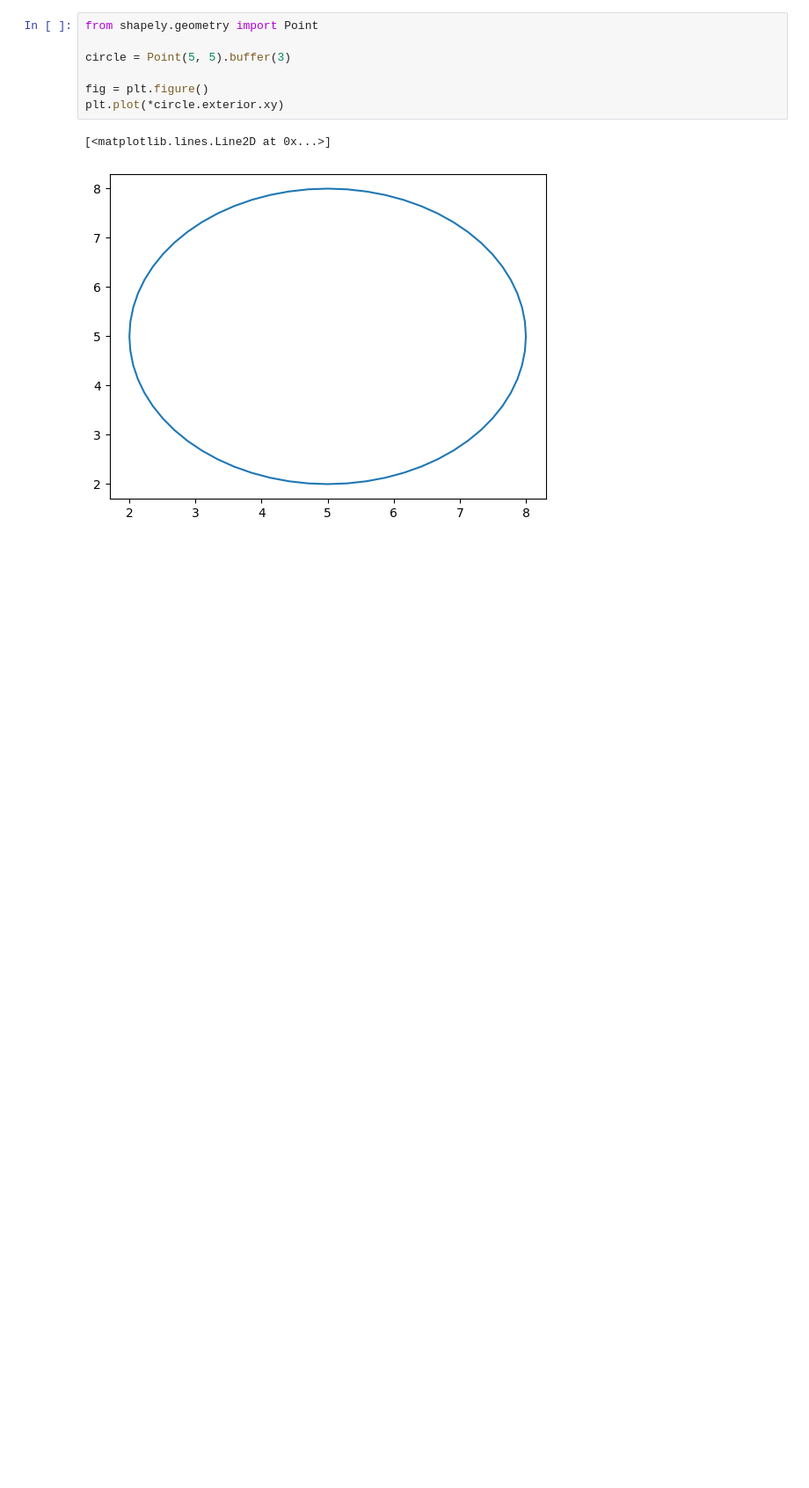
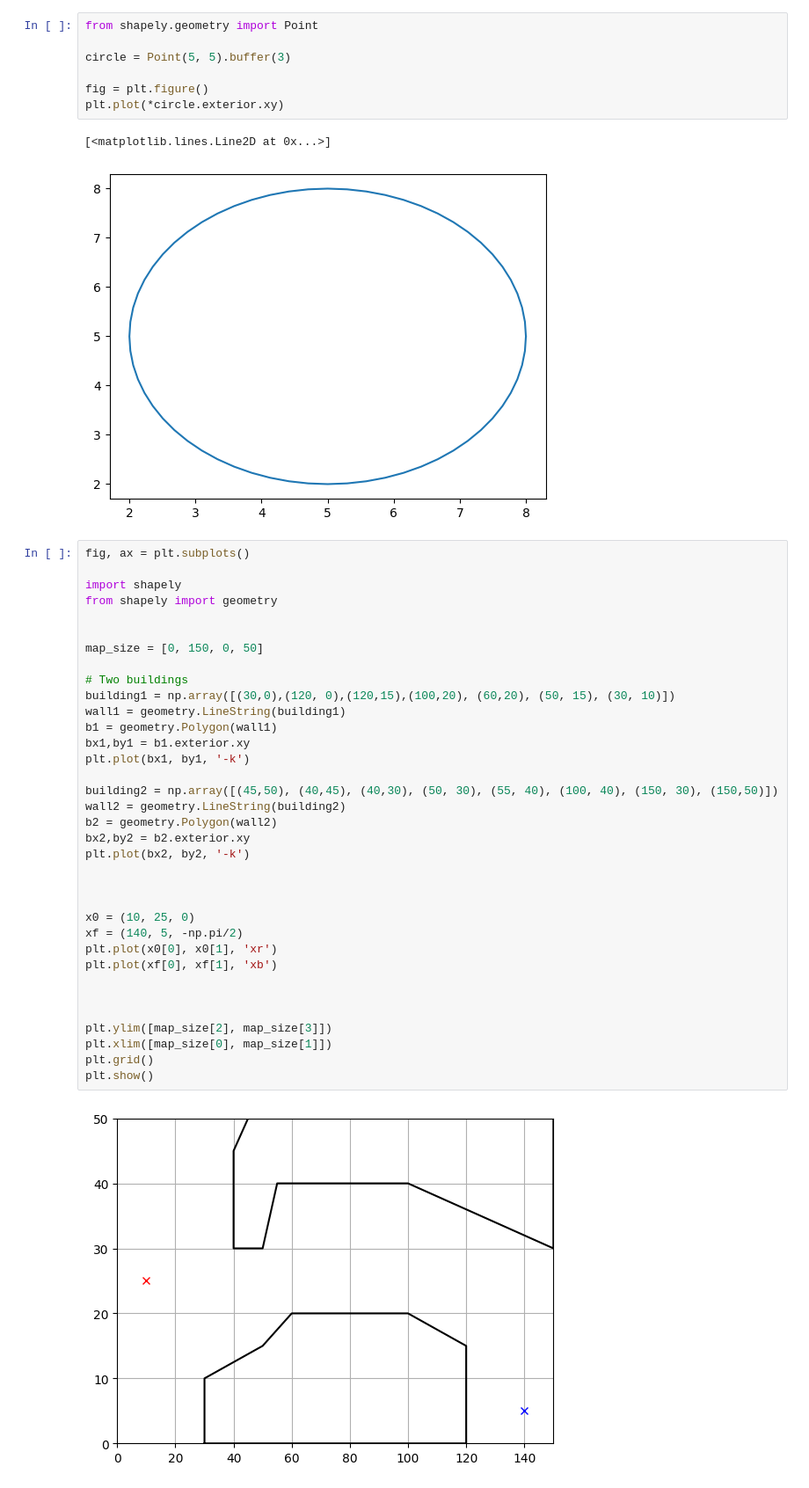
Before and after one commit to jeffersonkim97/cognis_UAM, a Jupyter notebook: notebook/test.ipynb, the cells around one changed output. Shown at 88% size. Saved outputs shown, nothing was run; the diff lists cells and outputs as text; blank space fills up the shorter version.

```diff
--- a/notebook/test.ipynb
+++ b/notebook/test.ipynb
@@ -757,3 +744,40 @@ plt.plot(*circle.exterior.xy)
 # %% [output]
 [<matplotlib.lines.Line2D at 0x...>]
 [figure]
+# %%
+fig, ax = plt.subplots()
+
+import shapely
+from shapely import geometry
+
+
+map_size = [0, 150, 0, 50]
+
+# Two buildings
+building1 = np.array([(30,0),(120, 0),(120,15),(100,20), (60,20), (50, 15), (30, 10)])
+wall1 = geometry.LineString(building1)
+b1 = geometry.Polygon(wall1)
+bx1,by1 = b1.exterior.xy
+plt.plot(bx1, by1, '-k')
+
+building2 = np.array([(45,50), (40,45), (40,30), (50, 30), (55, 40), (100, 40), (150, 30), (150,50)])
+wall2 = geometry.LineString(building2)
+b2 = geometry.Polygon(wall2)
+bx2,by2 = b2.exterior.xy
+plt.plot(bx2, by2, '-k')
+
+
+
+x0 = (10, 25, 0)
+xf = (140, 5, -np.pi/2)
+plt.plot(x0[0], x0[1], 'xr')
+plt.plot(xf[0], xf[1], 'xb')
+
+
+
+plt.ylim([map_size[2], map_size[3]])
+plt.xlim([map_size[0], map_size[1]])
+plt.grid()
+plt.show()
+# %% [output]
+[figure, added]
```
Also changed, not shown: parts of 13 cells of this notebook, 2 other files.
